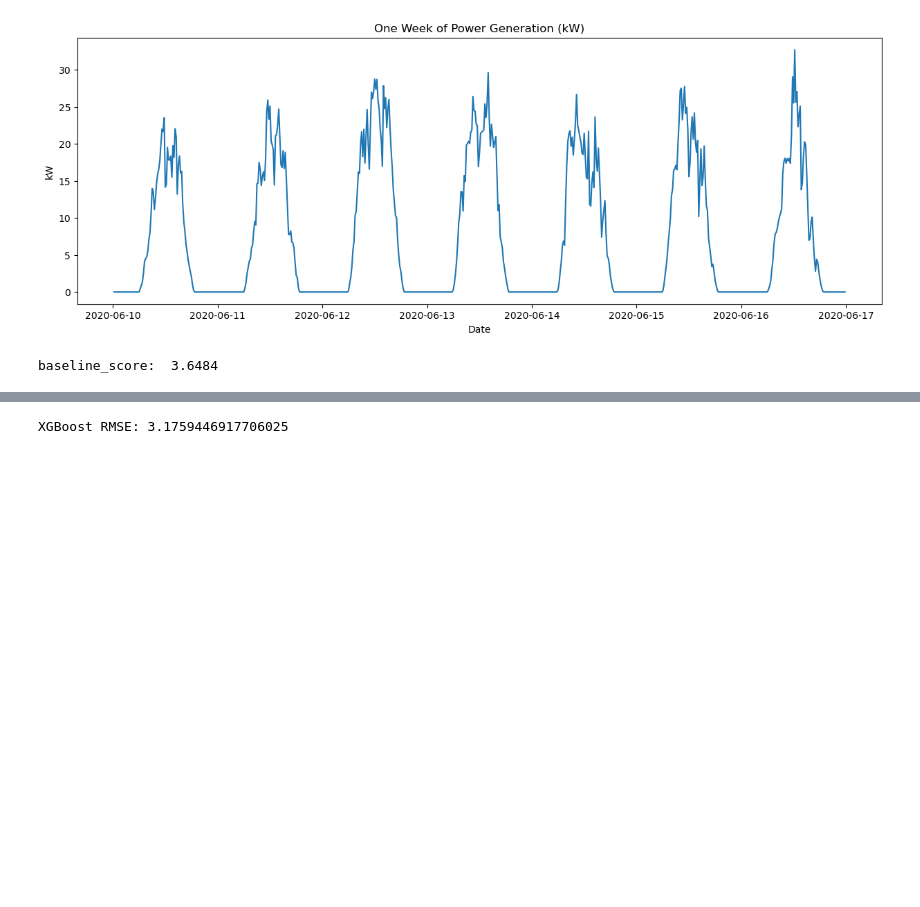
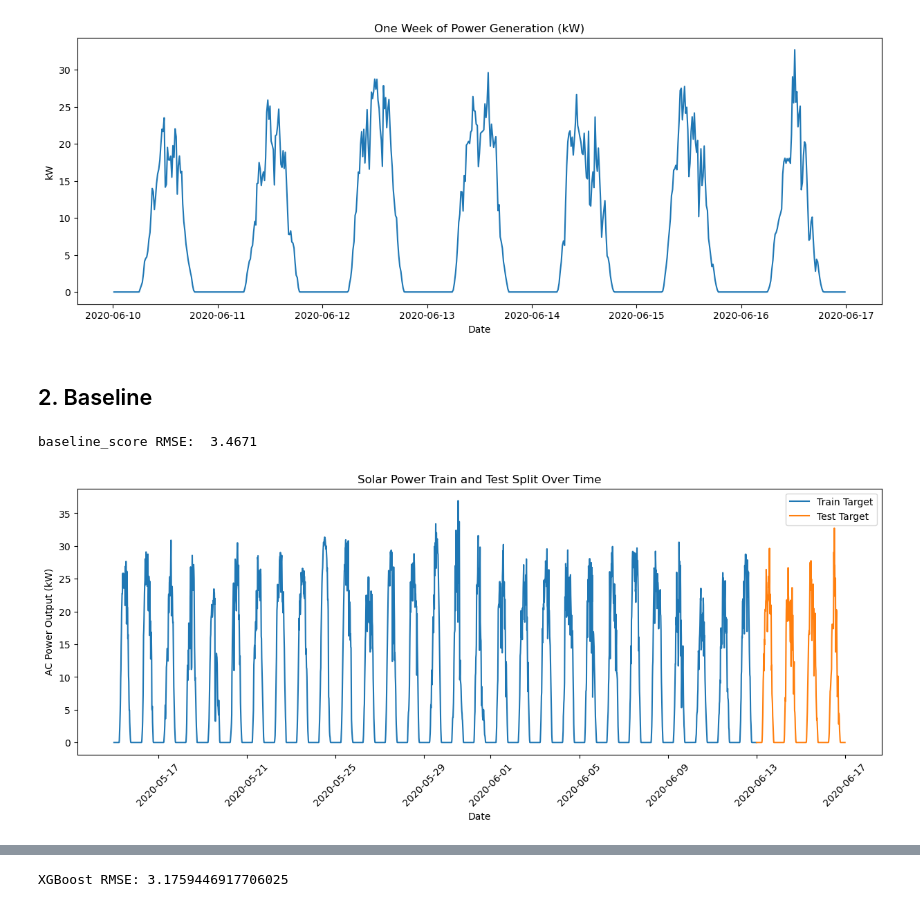
Before and after one commit to audreymalloy/Springboard_DataScience, a Jupyter notebook: Capstone-3-Solar/Modeling/model_solar.ipynb, the cells around one changed output, grey strips where cells are left out. Saved outputs shown, nothing was run; the diff lists cells and outputs as text; code cells hidden in the pictures; blank space fills up the shorter version.

```diff
--- a/Capstone-3-Solar/Modeling/model_solar.ipynb
+++ b/Capstone-3-Solar/Modeling/model_solar.ipynb
@@ -145,14 +151,13 @@ df_agg_dl = df_agg.copy()
+# %% [markdown]
+## 2. Baseline
 # %%
-day = 96
+day = 96 # 15 minute intervals means 96 per day
 #last 3 days for testing and the rest for training
-target_test = target[-3*day:]
-target_train = target[:-3*day]
+target_test = target[-4*day:]
+target_train = target[:-4*day]
 #moving target back a day
-baseline_preds = target.shift(day)[-3*day:]
-baseline_score = np.round(mean_squared_error(target_test,
-                                             baseline_preds,
-                                             squared=False),
-                          4)
-print('baseline_score: ', baseline_score)
+baseline_preds = target.shift(day)[-4*day:]
+baseline_score = np.round(root_mean_squared_error(target_test, baseline_preds), 4)
+print('baseline_score RMSE: ', baseline_score)
 # %% [output]
-baseline_score:  3.6484
+baseline_score RMSE:  3.4671
@@ -159,3 +167,15 @@ baseline_score:  3.6484
+# %%
+fig, ax = plt.subplots(figsize=(15,5))
+plt.plot(target_train, label='Train Target')
+plt.plot(target_test, label='Test Target')
+plt.xlabel('Date')
+plt.ylabel('AC Power Output (kW)')
+plt.title('Solar Power Train and Test Split Over Time')
+plt.xticks(rotation=45)
+plt.legend()
+plt.show()
+# %% [output]
+[figure, added]
 # %%
 fig, ax = plt.subplots(figsize=(15,5))
 #plt.plot(X[X.index > '2020-06-10'].index, y_pred[X.index > '2020-06-10'], alpha=0.5)
```
Also changed, not shown: parts of 42 cells of this notebook, 1 other file.
